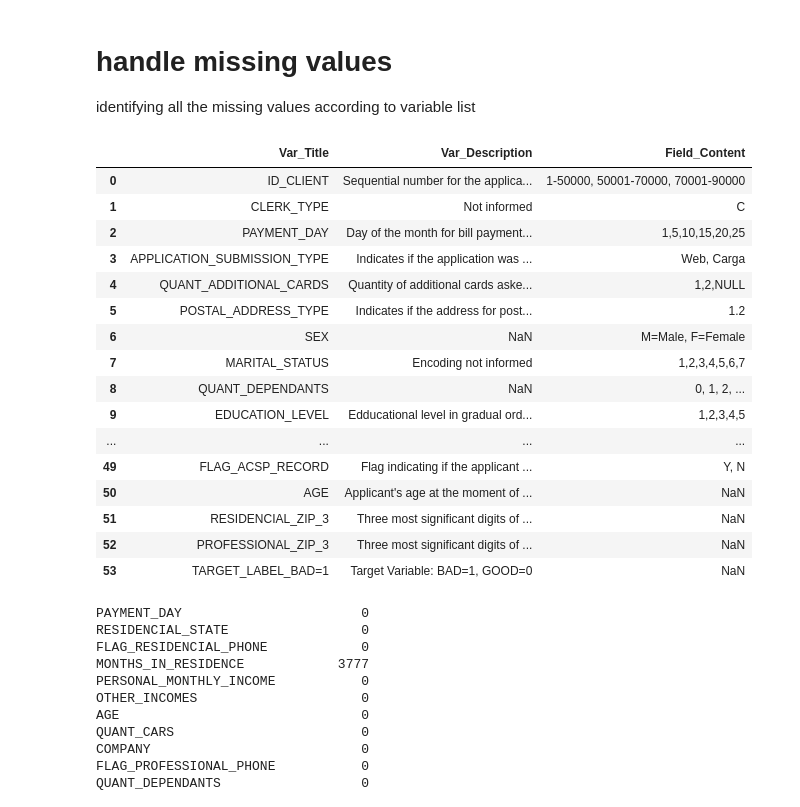
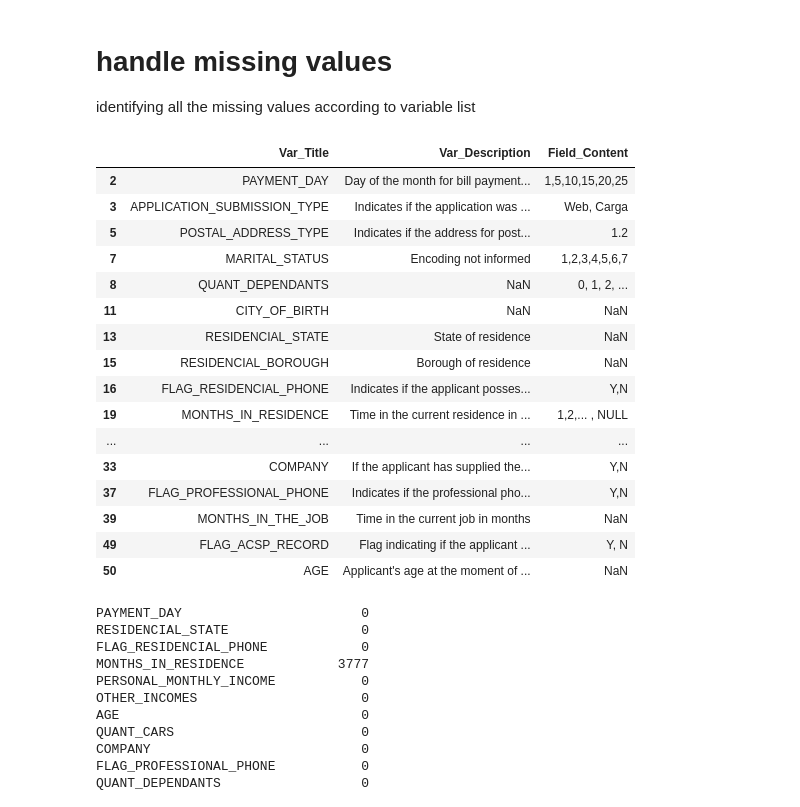
Before and after one commit to REDhawC/EDI_BUSANA, a Jupyter notebook: Predictive Analytics and Modelling of Data/ASM1/code/#code.ipynb, the cells around one changed output. Drawn from its saved outputs; the diff is of its cells as text; code cells hidden in the pictures.

```diff
--- a/Predictive Analytics and Modelling of Data/ASM1/code/#code.ipynb
+++ b/Predictive Analytics and Modelling of Data/ASM1/code/#code.ipynb
@@ -103,27 +103,65 @@ identifying all the missing values according to variable list
 # %%
 # Re-reading the variable list from the provided Excel file
 variable_list_df = pd.read_excel("../data/variable list.XLS.xls")
 
 # Display the content of the variable list
 variable_list_df[["Var_Title", "Var_Description", "Field_Content"]]
+
+selected_variables = [
+    "PAYMENT_DAY",
+    "QUANT_DEPENDANTS",
+    "CITY_OF_BIRTH",
+    "RESIDENCIAL_STATE",
+    "RESIDENCIAL_BOROUGH",
+    "FLAG_RESIDENCIAL_PHONE",
+    "MONTHS_IN_RESIDENCE",
+    "FLAG_MOBILE_PHONE",
+    "PERSONAL_MONTHLY_INCOME",
+    "OTHER_INCOMES",
+    "QUANT_BANKING_ACCOUNTS",
+    "QUANT_SPECIAL_BANKING_ACCOUNTS",
+    "PERSONAL_ASSETS_VALUE",
+    "QUANT_CARS",
+    "COMPANY",
+    "FLAG_PROFESSIONAL_PHONE",
+    "MONTHS_IN_THE_JOB",
+    "FLAG_ACSP_RECORD",
+    "AGE",
+    "APPLICATION_SUBMISSION_TYPE",
+    "POSTAL_ADDRESS_TYPE",
+    "FLAG_EMAIL",
+    "FLAG_VISA",
+    "NATIONALITY",
+    "FLAG_MASTERCARD",
+    "FLAG_DINERS",
+    "FLAG_AMERICAN_EXPRESS",
+    "MARITAL_STATUS",
+    "TARGET_LABEL_BAD.1",
+]
+
+filtered_df = variable_list_df.loc[
+    variable_list_df["Var_Title"].isin(selected_variables)
+]
+
+filtered_df[["Var_Title", "Var_Description", "Field_Content"]]
 # %% [output]
 |  | Var_Title | Var_Description | Field_Content |
-| 0 | ID_CLIENT | Sequential number for the applica... | 1-50000, 50001-70000, 70001-90000 |
-| 1 | CLERK_TYPE | Not informed | C |
 | 2 | PAYMENT_DAY | Day of the month for bill payment... | 1,5,10,15,20,25 |
 | 3 | APPLICATION_SUBMISSION_TYPE | Indicates if the application was ... | Web, Carga |
-| 4 | QUANT_ADDITIONAL_CARDS | Quantity of additional cards aske... | 1,2,NULL |
 | 5 | POSTAL_ADDRESS_TYPE | Indicates if the address for post... | 1.2 |
-| 6 | SEX | NaN | M=Male, F=Female |
 | 7 | MARITAL_STATUS | Encoding not informed | 1,2,3,4,5,6,7 |
 | 8 | QUANT_DEPENDANTS | NaN | 0, 1, 2, ... |
-| 9 | EDUCATION_LEVEL | Edducational level in gradual ord... | 1,2,3,4,5 |
+| 11 | CITY_OF_BIRTH | NaN | NaN |
+| 13 | RESIDENCIAL_STATE | State of residence | NaN |
+| 15 | RESIDENCIAL_BOROUGH | Borough of residence | NaN |
+| 16 | FLAG_RESIDENCIAL_PHONE | Indicates if the applicant posses... | Y,N |
+| 19 | MONTHS_IN_RESIDENCE | Time in the current residence in ... | 1,2,... , NULL |
 | ... | ... | ... | ... |
+| 33 | COMPANY | If the applicant has supplied the... | Y,N |
+| 37 | FLAG_PROFESSIONAL_PHONE | Indicates if the professional pho... | Y,N |
+| 39 | MONTHS_IN_THE_JOB | Time in the current job in months | NaN |
 | 49 | FLAG_ACSP_RECORD | Flag indicating if the applicant ... | Y, N |
 | 50 | AGE | Applicant's age at the moment of ... | NaN |
-| 51 | RESIDENCIAL_ZIP_3 | Three most significant digits of ... | NaN |
-| 52 | PROFESSIONAL_ZIP_3 | Three most significant digits of ... | NaN |
-| 53 | TARGET_LABEL_BAD=1 | Target Variable: BAD=1, GOOD=0 | NaN |
 # %%
 # variable_list_df.to_json("variable_list_df.json")
 # data_df.to_json("data_df.json")
```
Also changed, not shown: 38 other files.
